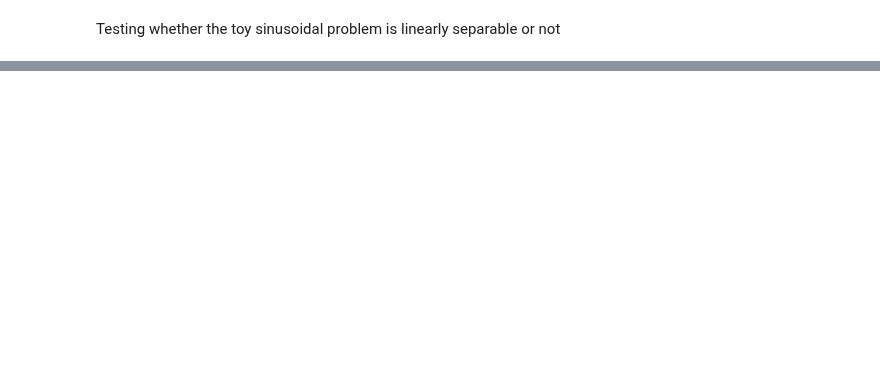
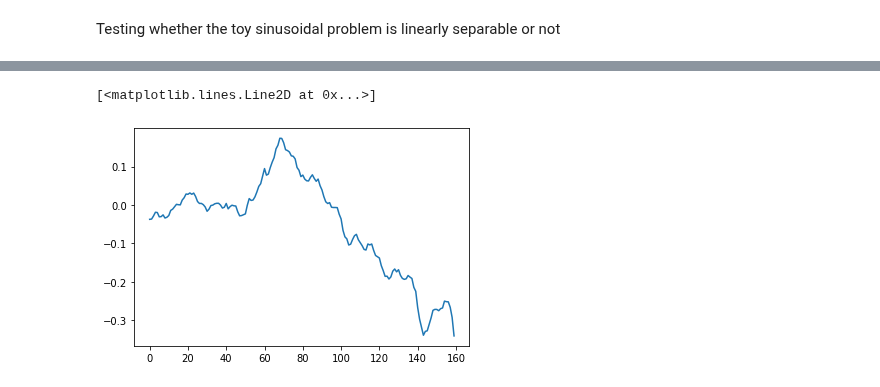
Before and after one commit to BruntonUWBio/structured-random-features, a Jupyter notebook: data_gen_check.ipynb, the cells around one changed output, grey strips where cells are left out. Drawn from its saved outputs; the diff is of its cells as text; code cells hidden in the pictures; blank space fills up the shorter version.

```diff
--- a/data_gen_check.ipynb
+++ b/data_gen_check.ipynb
@@ -80,0 +102,5 @@ plt.plot(label[:1000])
+# %%
+plt.plot(l_clf.clf.coef_.T)
+# %% [output]
+[<matplotlib.lines.Line2D at 0x...>]
+[figure, added]
```
Also changed, not shown: parts of 5 cells of this notebook, 1 other file.
